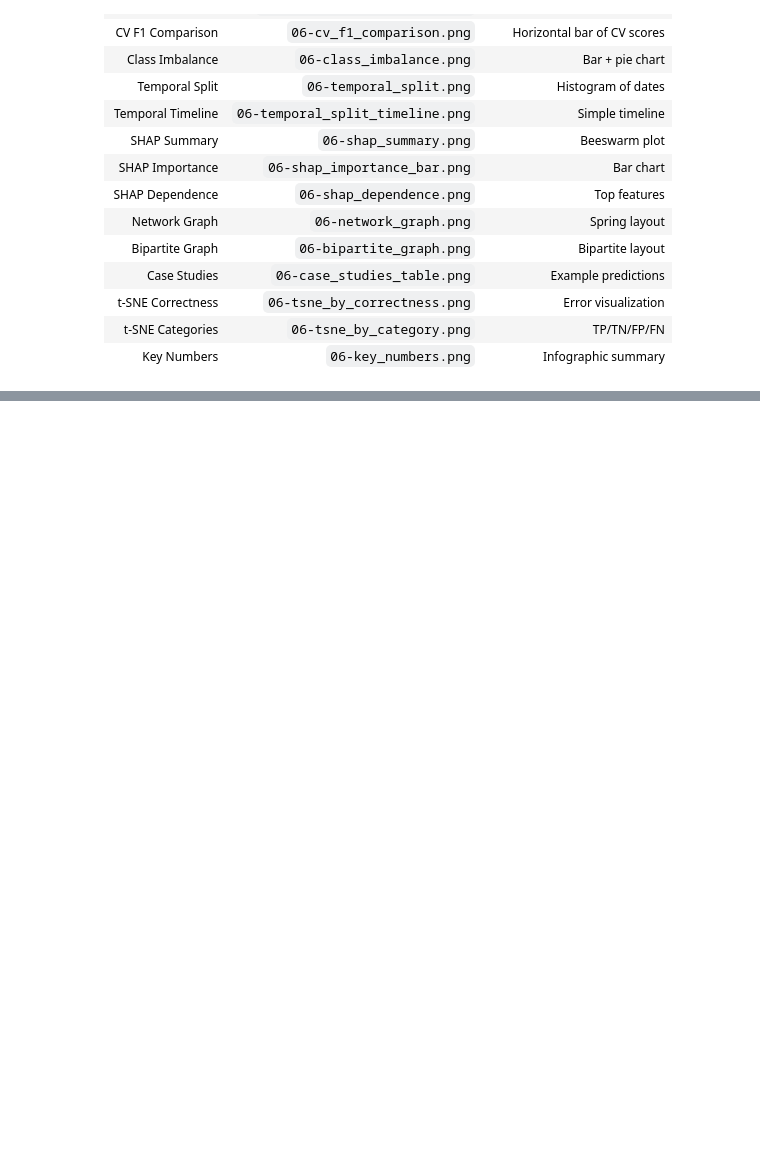
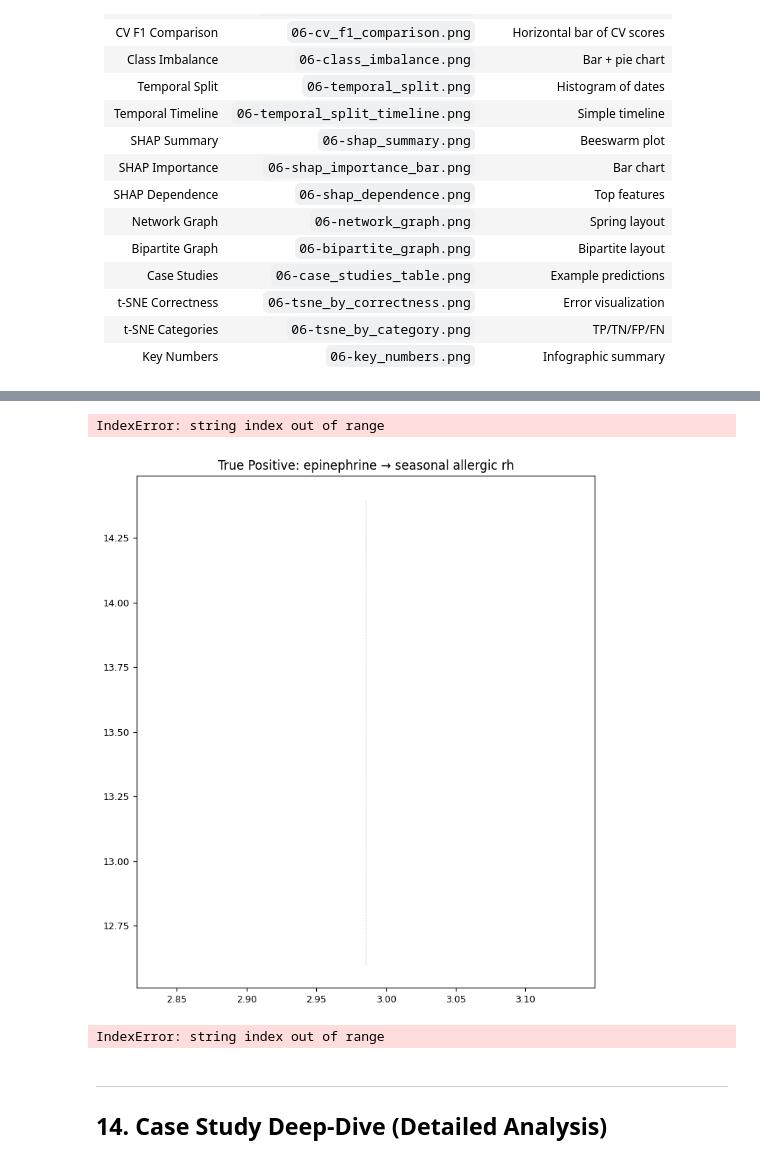
Before and after one commit to Vladislav-Antipin/DALAS-Project, a Jupyter notebook: notebooks/06-additional_figures.ipynb, the cells around one changed output, grey strips where cells are left out. Cells and saved outputs as stored; diff of their text form; code cells hidden in the pictures; blank space fills up the shorter version.

```diff
--- a/notebooks/06-additional_figures.ipynb
+++ b/notebooks/06-additional_figures.ipynb
@@ -835,0 +1136,33 @@ plt.show()
+# %%
+if SHAP_AVAILABLE and 'xgb' in models:
+    # Create SHAP Explanation object
+    shap_explanation = shap.Explanation(
+        values=shap_values,
+        base_values=explainer.expected_value,
+        data=X_test_transformed,
+        feature_names=feature_names
+    )
+
+    # Plot waterfall for True Positive
+    fig, ax = plt.subplots(figsize=(10, 8))
+    plt.title(f"True Positive: {test_results.loc[tp_idx, 'drug_name'][:20]} → {test_results.loc[tp_idx, 'disease_name'][:20]}", fontsize=12)
+    shap.plots.waterfall(shap_explanation[tp_pos], max_display=15, show=False)
+    plt.tight_layout()
+    if SAVE_FIGS:
+        plt.savefig(FIG_PATH + "06-shap_waterfall_tp.png", dpi=300, bbox_inches="tight")
+    plt.show()
+# %% [output]
+IndexError: string index out of range
+[figure, added]
+# %%
+if SHAP_AVAILABLE and 'xgb' in models:
+    # Plot waterfall for False Positive (model was wrong - predicted success, actually failed)
+    fig, ax = plt.subplots(figsize=(10, 8))
+    plt.title(f"False Positive: {test_results.loc[fp_idx, 'drug_name'][:20]} → {test_results.loc[fp_idx, 'disease_name'][:20]}", fontsize=12)
+    shap.plots.waterfall(shap_explanation[fp_pos], max_display=15, show=False)
+    plt.tight_layout()
+    if SAVE_FIGS:
+        plt.savefig(FIG_PATH + "06-shap_waterfall_fp.png", dpi=300, bbox_inches="tight")
+    plt.show()
+# %% [output]
+IndexError: string index out of range
@@ -835,0 +1179,3 @@ plt.show()
+# %% [markdown]
+---
+## 14. Case Study Deep-Dive (Detailed Analysis)
```
Also changed, not shown: parts of 18 cells of this notebook.
